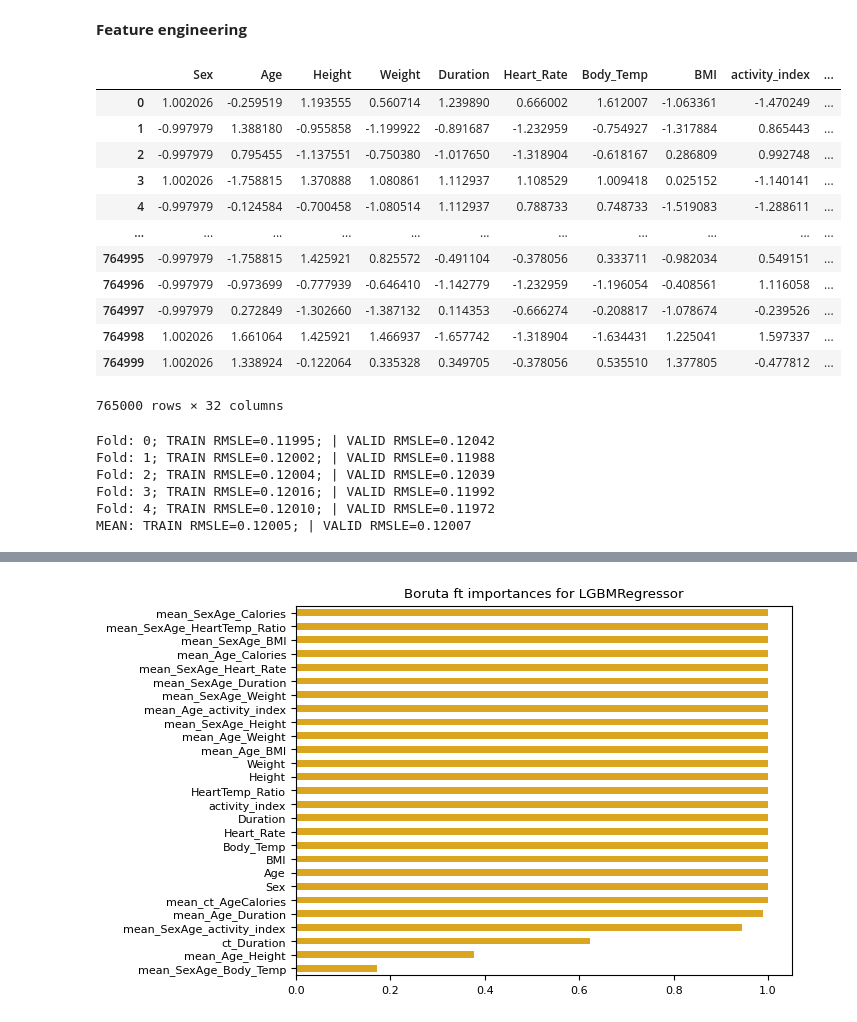
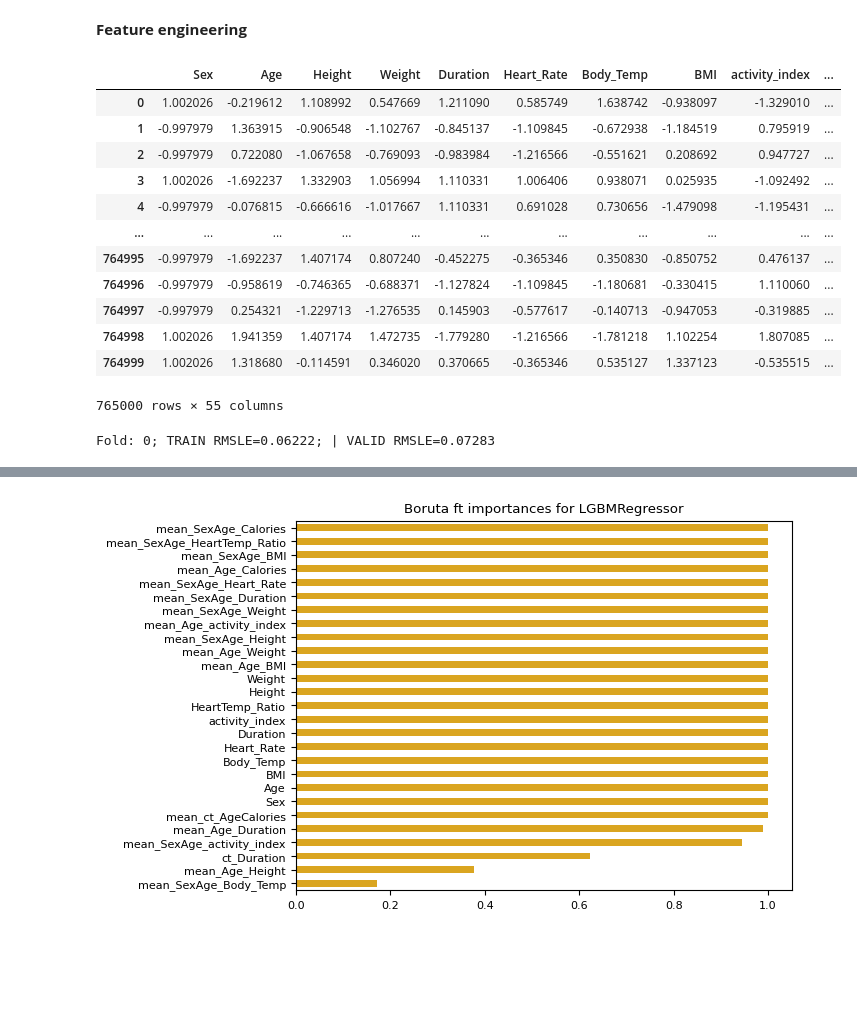
Before and after one commit to j2cry/playground, a Jupyter notebook: S5E5/research.ipynb, the cells around one changed output, grey strips where cells are left out. Cells and saved outputs as stored; diff of their text form; code cells hidden in the pictures; blank space fills up the shorter version.

```diff
--- a/S5E5/research.ipynb
+++ b/S5E5/research.ipynb
@@ -133,78 +133,77 @@ pipe = make_pipeline(
     Calc('Heart_Rate / Body_Temp', to='HeartTemp_Ratio'),
 
     # bins
-    Bins('Age', to='ct_Age', bins=10),
-    Bins('Duration', to='ct_Duration', bins=10),
+    # Bins('Age', to='ct_Age', bins=25),
+    # Bins('Duration', to='ct_Duration', bins=25),
 
     # groups
     # WithSelected(['Sex', 'Age'])(Group(['Sex', 'Age'], 'mean', prefix='mean_SexAge_', include_target=True)),
-    WithSelected(['ct_Age'])(Group('ct_Age', 'mean', prefix='mean_ct_Age', include_target=True)),
-    WithSelected(['ct_Duration'])(Group('ct_Duration', 'mean', prefix='mean_ct_Duration_', include_target=True)),
     WithSelected(r'(?!Sex|mean_|ct_.*)')(Group('Age', 'mean', prefix='mean_Age_', include_target=True)),
+    WithSelected(r'(?!Sex|mean_|ct_.*)')(Group('Duration', 'mean', prefix='mean_Duration_', include_target=True)),
     WithSelected(r'(?!mean_|ct_.*)')(Group(['Sex', 'Age'], 'mean', prefix='mean_SexAge_', include_target=True)),
+    WithSelected(r'(?!mean_|ct_.*)')(Group(['Sex', 'Duration'], 'mean', prefix='mean_SexDuration_', include_target=True)),
+    WithSelected(r'(?!mean_|ct_.*)')(Group(['Age', 'Duration'], 'mean', prefix='mean_AgeDuration_', include_target=True)),
 
     # drop columns
     # Select(['Sex', 'Age', 'Height'], mode='drop'),
 
     # fill NaN
     Fill('mean'),
 
-    # standartize
+    # standardize
     # KeepDataframe(pre.QuantileTransformer(random_state=17)),
     # KeepDataframe(make_pipeline(
     #     pre.StandardScaler(),
     #     pre.PowerTransformer(standardize=False)
     # )),
-    # KeepDataframe(pre.PowerTransformer(standardize=True)),
+    KeepDataframe(pre.PowerTransformer(standardize=True)),
     # KeepDataframe(pre.StandardScaler()),
     # KeepDataframe(pre.RobustScaler()),
-    KeepDataframe(make_pipeline(
-        pre.QuantileTransformer(random_state=17),
-        pre.PowerTransformer(standardize=True)
-        # pre.MinMaxScaler(),
-    ))
+
+    # KeepDataframe(make_pipeline(
+    #     pre.QuantileTransformer(random_state=17),
+    #     pre.PowerTransformer(standardize=True)
+    #     # pre.MinMaxScaler(),
+    # ))
 )
 y_pipe = pre.PowerTransformer()
 
 X: pd.DataFrame = pipe.fit_transform(df.drop(columns=TARGET), df[TARGET])     # type: ignore
 y = y_pipe.fit_transform(df[TARGET].to_numpy().reshape(-1, 1))[:, 0]
 # y = df[TARGET]
 X
 # %% [output]
 |  | Sex | Age | Height | Weight | Duration | Heart_Rate | Body_Temp | BMI | activity_index | ... |
-| 0 | 1.002026 | -0.259519 | 1.193555 | 0.560714 | 1.239890 | 0.666002 | 1.612007 | -1.063361 | -1.470249 | ... |
-| 1 | -0.997979 | 1.388180 | -0.955858 | -1.199922 | -0.891687 | -1.232959 | -0.754927 | -1.317884 | 0.865443 | ... |
-| 2 | -0.997979 | 0.795455 | -1.137551 | -0.750380 | -1.017650 | -1.318904 | -0.618167 | 0.286809 | 0.992748 | ... |
-| 3 | 1.002026 | -1.758815 | 1.370888 | 1.080861 | 1.112937 | 1.108529 | 1.009418 | 0.025152 | -1.140141 | ... |
-| 4 | -0.997979 | -0.124584 | -0.700458 | -1.080514 | 1.112937 | 0.788733 | 0.748733 | -1.519083 | -1.288611 | ... |
+| 0 | 1.002026 | -0.219612 | 1.108992 | 0.547669 | 1.211090 | 0.585749 | 1.638742 | -0.938097 | -1.329010 | ... |
+| 1 | -0.997979 | 1.363915 | -0.906548 | -1.102767 | -0.845137 | -1.109845 | -0.672938 | -1.184519 | 0.795919 | ... |
+| 2 | -0.997979 | 0.722080 | -1.067658 | -0.769093 | -0.983984 | -1.216566 | -0.551621 | 0.208692 | 0.947727 | ... |
+| 3 | 1.002026 | -1.692237 | 1.332903 | 1.056994 | 1.110331 | 1.006406 | 0.938071 | 0.025935 | -1.092492 | ... |
+| 4 | -0.997979 | -0.076815 | -0.666616 | -1.017667 | 1.110331 | 0.691028 | 0.730656 | -1.479098 | -1.195431 | ... |
 | ... | ... | ... | ... | ... | ... | ... | ... | ... | ... | ... |
-| 764995 | -0.997979 | -1.758815 | 1.425921 | 0.825572 | -0.491104 | -0.378056 | 0.333711 | -0.982034 | 0.549151 | ... |
-| 764996 | -0.997979 | -0.973699 | -0.777939 | -0.646410 | -1.142779 | -1.232959 | -1.196054 | -0.408561 | 1.116058 | ... |
-| 764997 | -0.997979 | 0.272849 | -1.302660 | -1.387132 | 0.114353 | -0.666274 | -0.208817 | -1.078674 | -0.239526 | ... |
-| 764998 | 1.002026 | 1.661064 | 1.425921 | 1.466937 | -1.657742 | -1.318904 | -1.634431 | 1.225041 | 1.597337 | ... |
-| 764999 | 1.002026 | 1.338924 | -0.122064 | 0.335328 | 0.349705 | -0.378056 | 0.535510 | 1.377805 | -0.477812 | ... |
+| 764995 | -0.997979 | -1.692237 | 1.407174 | 0.807240 | -0.452275 | -0.365346 | 0.350830 | -0.850752 | 0.476137 | ... |
+| 764996 | -0.997979 | -0.958619 | -0.746365 | -0.688371 | -1.127824 | -1.109845 | -1.180681 | -0.330415 | 1.110060 | ... |
+| 764997 | -0.997979 | 0.254321 | -1.229713 | -1.276535 | 0.145903 | -0.577617 | -0.140713 | -0.947053 | -0.319885 | ... |
+| 764998 | 1.002026 | 1.941359 | 1.407174 | 1.472735 | -1.779280 | -1.216566 | -1.781218 | 1.102254 | 1.807085 | ... |
+| 764999 | 1.002026 | 1.318680 | -0.114591 | 0.346020 | 0.370665 | -0.365346 | 0.535127 | 1.337123 | -0.535515 | ... |
-765000 rows × 32 columns
+765000 rows × 55 columns
 # %%
 # E = SGDRegressor(
-#     # loss='',
 #     learning_rate='adaptive',
 #     eta0=0.01,
 #     # alpha=0.001,
-#     max_iter=10000,
+#     max_iter=5000,
 #     random_state=19,
 # )
-# _ = checkup(E, X, y, folds=5, scaler=y_pipe, clip=(0, None))
 # E = LinearRegression(
 #     n_jobs=-1,
 # )
-# _ = checkup(E, X, y, folds=5, scaler=y_pipe, clip=(0, None))
+# E = KNeighborsRegressor(  # very slow!
+#     n_neighbors=7,
+#     n_jobs=-1,
+# )
+_ = checkup(E, X, y, folds=5, scaler=y_pipe, clip=(0, None))
 # %% [output]
-Fold: 0; TRAIN RMSLE=0.11995; | VALID RMSLE=0.12042
-Fold: 1; TRAIN RMSLE=0.12002; | VALID RMSLE=0.11988
-Fold: 2; TRAIN RMSLE=0.12004; | VALID RMSLE=0.12039
-Fold: 3; TRAIN RMSLE=0.12016; | VALID RMSLE=0.11992
-Fold: 4; TRAIN RMSLE=0.12010; | VALID RMSLE=0.11972
-MEAN: TRAIN RMSLE=0.12005; | VALID RMSLE=0.12007
+Fold: 0; TRAIN RMSLE=0.06222; | VALID RMSLE=0.07283
 # %%
 E = LGBMRegressor(  # see more https://lightgbm.readthedocs.io/en/latest/Parameters.html
     # objective='gamma',
```
Also changed, not shown: parts of 11 cells of this notebook.
